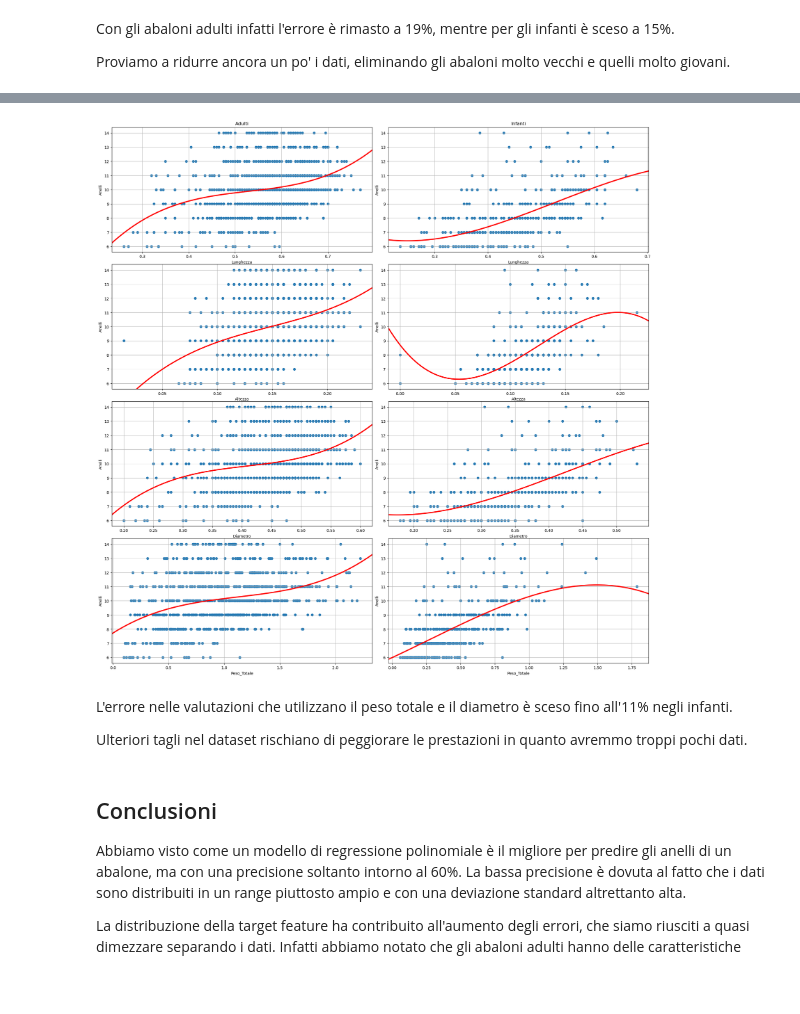
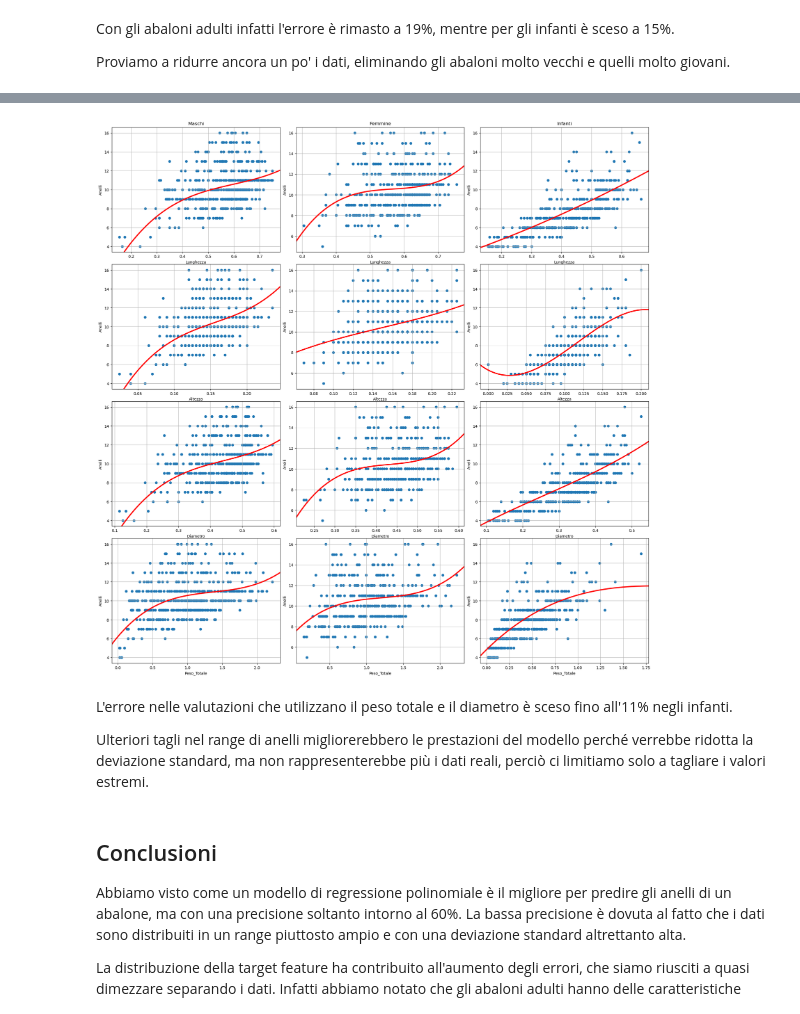
Before and after one commit to GitMatt101/AAC, a Jupyter notebook: AAC.ipynb, the cells around one changed output, grey strips where cells are left out. Cells and saved outputs as stored; diff of their text form; code cells hidden in the pictures; blank space fills up the shorter version.

Commit message:
fix: fixed models

```diff
--- a/AAC.ipynb
+++ b/AAC.ipynb
@@ -326,7 +267,7 @@ Prendiamo il parametro più piccolo ed utilizziamolo come valore alpha per allen
 # %%
 model = Pipeline([
     ("scale",  StandardScaler(with_mean=False)),
-    ("linreg", Lasso(alpha=0.01))
+    ("linreg", Lasso(alpha=0.001))
 ])
 model.fit(X_train, y_train);
 lasso = pd.Series(model.named_steps["linreg"].coef_, X.columns)
@@ -352,10 +293,11 @@ model = Pipeline([
     ("linreg", Ridge())
 ])
 grid = {
-    "linreg__alpha": [0.01, 0.1, 1, 5, 10, 50]
+    "linreg__solver": ['auto', 'svd', 'cholesky', 'lsqr', 'sparse_cg', 'sag', 'saga', 'lbfgs'],
+    "linreg__alpha": [0.01, 0.1, 1, 10]
 }
 gs = GridSearchCV(model, param_grid=grid, cv=5, return_train_score=True)
-gs.fit(X_train_sparse, y_train)
-print("Accuratezza: ", gs.score(X_train_sparse, y_train) * 100, '%')
+gs.fit(X_train, y_train)
+print("Accuratezza: ", gs.score(X_test, y_test) * 100, '%')
 pd.DataFrame(gs.cv_results_).sort_values("mean_test_score", ascending=False)[sel]
 # %% [output]
@@ -465,9 +417,10 @@ def show_plot(training_sets, features=['Lunghezza', 'Altezza', 'Diametro', 'Peso
     i = 1
     j = 1
     fig, axes = plt.subplots(nrows=len(features), ncols=len(training_sets), sharex=False, sharey=False, figsize=figsize)
-    if (len(training_sets) == 2):
-        axes[0,0].set_title('Adulti')
-        axes[0,1].set_title('Infanti')
+    if (len(training_sets) == 3):
+        axes[0,0].set_title('Maschi')
+        axes[0,1].set_title('Femmine')
+        axes[0,2].set_title('Infanti')
     fig.tight_layout()
     data = {
         'Parametro': features,
@@ -526,8 +480,8 @@ Con gli abaloni adulti infatti l'errore è rimasto a 19%, mentre per gli infanti
 
 Proviamo a ridurre ancora un po' i dati, eliminando gli abaloni molto vecchi e quelli molto giovani.
 # %%
-abalones_train = abalones.loc[abalones['Anelli'] < 15]
-abalones_train = abalones_train.loc[abalones_train['Anelli'] > 5]
-show_plot([abalones_train], figsize=(8, 16))
+abalones_train_rings = abalones.loc[abalones['Anelli'] < 17]
+abalones_train_rings = abalones_train_rings.loc[abalones_train_rings['Anelli'] > 3]
+show_plot([abalones_train_rings], figsize=(8, 16))
 # %% [output]
 |  | Parametro | MSE | RE | R2 |
@@ -543,11 +497,8 @@ Questo test è però fatto su tutti gli abaloni, proviamo quindi a rifarlo divid
 # %%
-abalones_train_rings = abalones.loc[abalones['Anelli'] < 15]
-abalones_train_rings = abalones_train_rings.loc[abalones_train_rings['Anelli'] > 5]
-
-abalones_train_adults = abalones_train_rings.loc[abalones_train_rings['Adulto'] == True]
-abalones_train_infants = abalones_train_rings.loc[abalones_train_rings['Adulto'] == False]
-
-df = show_plot([abalones_train_adults, abalones_train_infants])
-df.columns = df.columns.set_levels(['Adulti', 'Infanti'], level=0)
+abalones_males = abalones_train_rings.loc[abalones_train_rings['M'] == 1]
+abalones_females = abalones_train_rings.loc[abalones_train_rings['F'] == 1]
+abalones_infants = abalones_train_rings.loc[abalones_train_rings['I'] == 1]
+df = show_plot([abalones_males, abalones_females, abalones_infants])
+df.columns = df.columns.set_levels(['Maschi', 'Femmine', 'Infanti'], level=0)
 df
 # %% [output]
@@ -560,8 +511,8 @@ df
-[figure, old version]
+[figure, new version]
 # %% [markdown]
 L'errore nelle valutazioni che utilizzano il peso totale e il diametro è sceso fino all'11% negli infanti.
 
-Ulteriori tagli nel dataset rischiano di peggiorare le prestazioni in quanto avremmo troppi pochi dati.
+Ulteriori tagli nel range di anelli migliorerebbero le prestazioni del modello perché verrebbe ridotta la deviazione standard, ma non rappresenterebbe più i dati reali, perciò ci limitiamo solo a tagliare i valori estremi.
 # %% [markdown]
 ## Conclusioni
 Abbiamo visto come un modello di regressione polinomiale è il migliore per predire gli anelli di un abalone, ma con una precisione soltanto intorno al 60%. La bassa precisione è dovuta al fatto che i dati sono distribuiti in un range piuttosto ampio e con una deviazione standard altrettanto alta.
```
Also changed, not shown: parts of 20 cells of this notebook.
